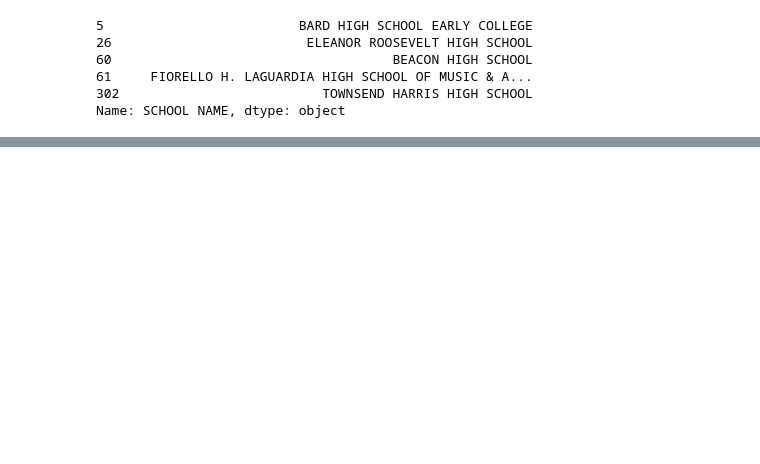
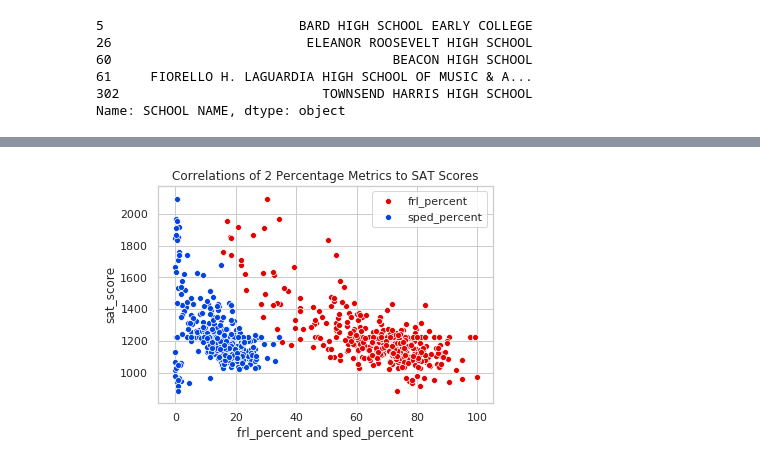
Before and after one commit to pgladkevich/dataquest-projects, a Jupyter notebook: Analyzing NYC High School Data.ipynb, the cells around one changed output, grey strips where cells are left out. Saved outputs shown, nothing was run; the diff lists cells and outputs as text; code cells hidden in the pictures; blank space fills up the shorter version.

```diff
--- a/Analyzing NYC High School Data.ipynb
+++ b/Analyzing NYC High School Data.ipynb
@@ -443,0 +495,9 @@ _= sns.scatterplot(x="ap_per", y="sat_score", color=sns.xkcd_rgb["purple"], data
+# %%
+# Create the combined scatterplot so we can view the correlations to SAT scores
+ax= sns.scatterplot(x="frl_percent", y="sat_score", color=sns.xkcd_rgb["red"], data=combined)
+ax= sns.scatterplot(x="sped_percent", y="sat_score", color=sns.xkcd_rgb["blue"], data=combined)
+_= plt.title("Correlations of 2 Percentage Metrics to SAT Scores")
+_= ax.set_xlabel("frl_percent and sped_percent")
+_= ax.legend(['frl_percent','sped_percent'])
+# %% [output]
+[figure, added]
```
Also changed, not shown: parts of 36 cells of this notebook.
